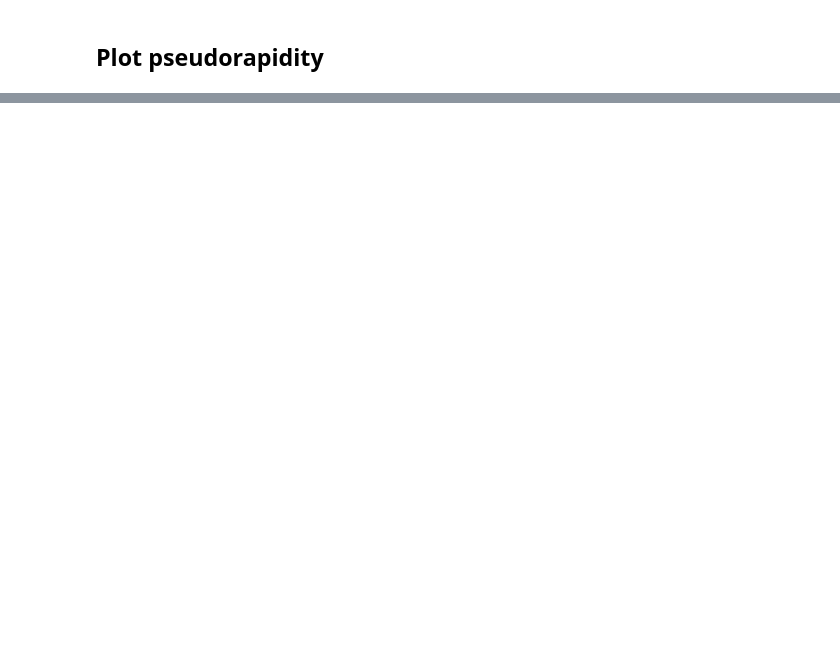
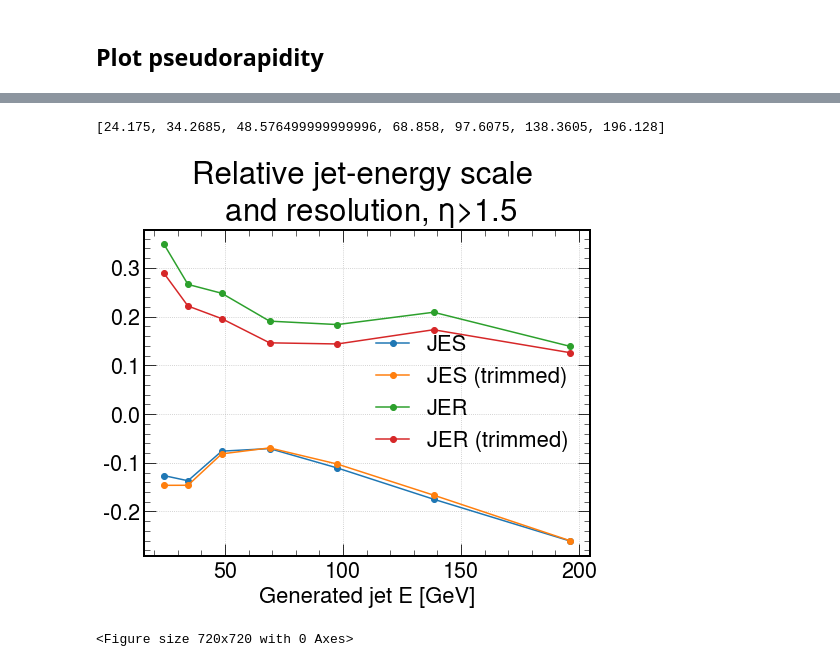
Before and after one commit to miguelignacio/calostudies, a Jupyter notebook: jets.ipynb, the cells around one changed output, grey strips where cells are left out. Cells and saved outputs as stored; diff of their text form; code cells hidden in the pictures; blank space fills up the shorter version.

```diff
--- a/jets.ipynb
+++ b/jets.ipynb
@@ -413,0 +506,30 @@ plt.show()
+# %%
+from scipy import stats
+
+fig = plt.figure( figsize=(8, 6))
+temp = df.query('genjet_eta>1.5').groupby(pd.cut(df.query('genjet_eta>1.5')['genjet_E'], bins=np.geomspace(20,230,8)))['res_E']
+trim_mean = temp.apply(stats.trim_mean, 0.025)
+trim_std = temp.apply(stats.mstats.trimmed_std, limits=(0.025,0.025))
+temp = temp.agg(['mean', 'std', 'size']).reset_index()
+
+
+x = [i.mid for i in temp['genjet_E']]
+print (x)
+plt.plot(x,temp['mean'],'o-',label='JES')
+plt.plot(x,trim_mean,'o-',label='JES (trimmed)')
+
+plt.plot(x,temp['std'],'o-',label='JER')
+plt.plot(x, trim_std,'o-',label='JER (trimmed)')
+plt.xlabel('Generated jet E [GeV]',fontsize=22)
+plt.legend(fontsize=22)
+plt.title('Relative jet-energy scale \n and resolution, $\eta$>1.5')
+plt.grid()
+#plt.ylim([-0.4,0.5])
+plt.show()
+plt.tight_layout()
+#fig.savefig('figures/Jetperformance_jetpt.pdf')
+#fig.savefig('figures/Jetperformance_jetpt.png')
+# %% [output]
+[24.175, 34.2685, 48.576499999999996, 68.858, 97.6075, 138.3605, 196.128]
+[figure, added]
+<Figure size 720x720 with 0 Axes>
```
Also changed, not shown: parts of 11 cells of this notebook.
